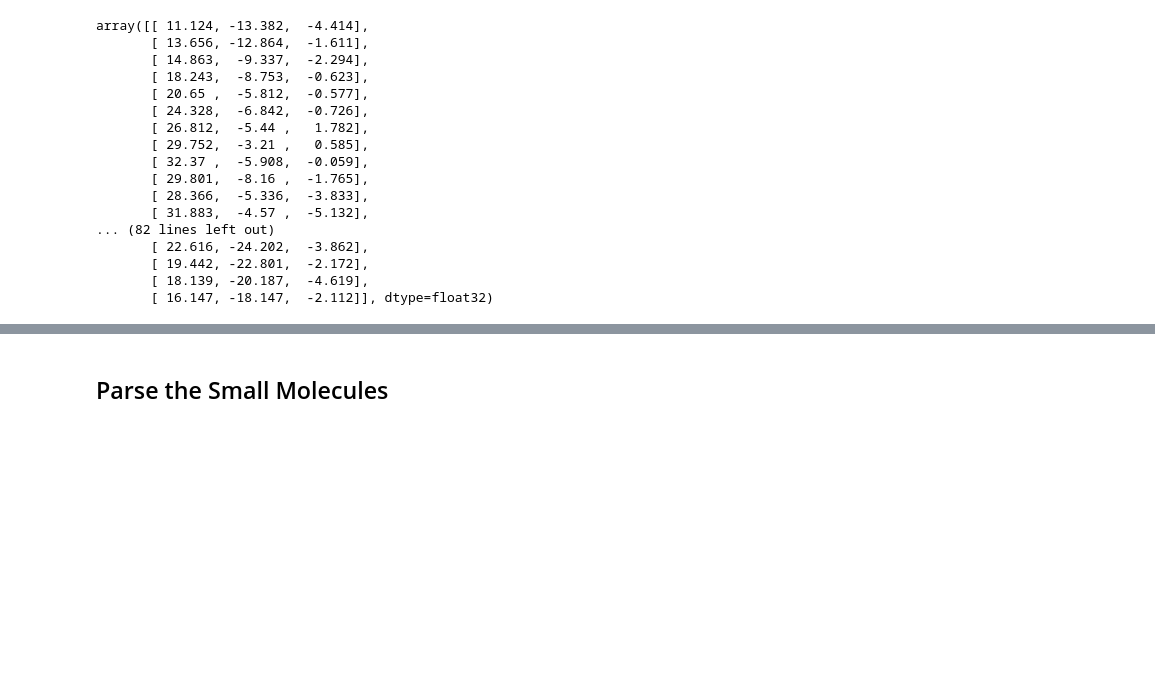
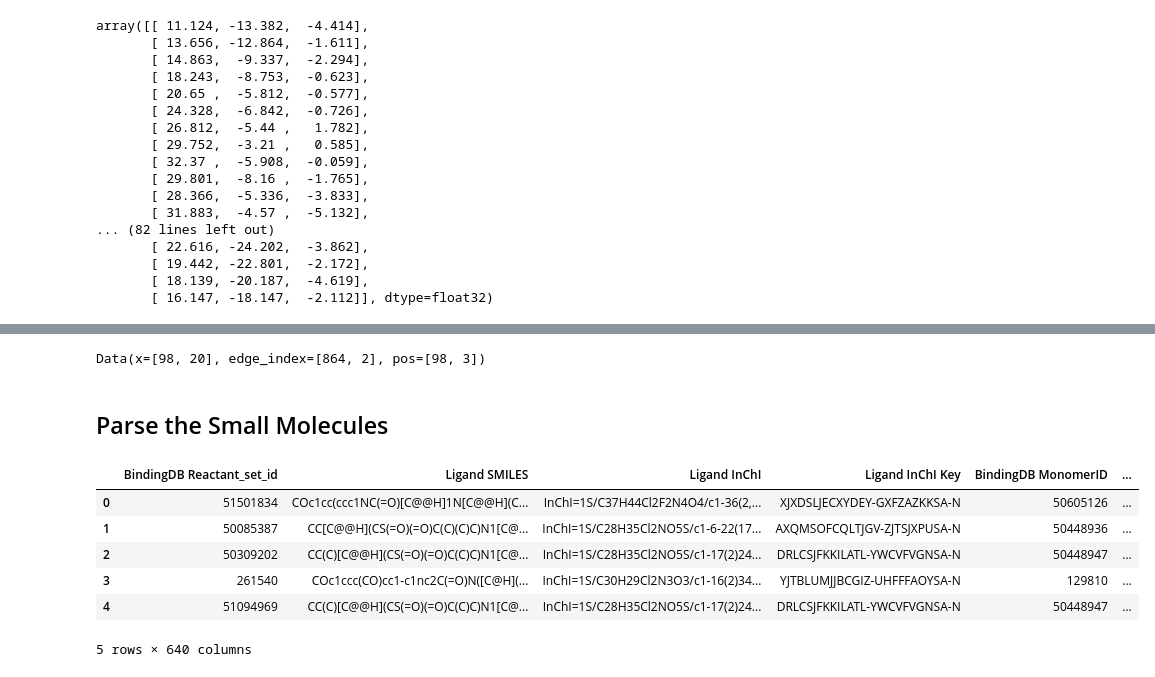
Before and after one commit to Djtrainer/cancer_research, a Jupyter notebook: notebooks/mdm2_breaker.ipynb, the cells around one changed output, grey strips where cells are left out. Saved outputs shown, nothing was run; the diff lists cells and outputs as text; code cells hidden in the pictures; blank space fills up the shorter version.

```diff
--- a/notebooks/mdm2_breaker.ipynb
+++ b/notebooks/mdm2_breaker.ipynb
@@ -173,5 +158,22 @@ def plot_beads(coords, title="MDM2 Alpha Carbons"):
 
 
 plot_beads(coords)
+# %%
+protein.get_graph()
+# %% [output]
+Data(x=[98, 20], edge_index=[864, 2], pos=[98, 3])
 # %% [markdown]
 ## Parse the Small Molecules
+# %%
+import pandas as pd
+
+df = pd.read_csv(mol_file, sep='\t', on_bad_lines='skip', low_memory=False)
+df.head()
+# %% [output]
+|  | BindingDB Reactant_set_id | Ligand SMILES | Ligand InChI | Ligand InChI Key | BindingDB MonomerID | ... |
+| 0 | 51501834 | COc1cc(ccc1NC(=O)[C@@H]1N[C@@H](C... | InChI=1S/C37H44Cl2F2N4O4/c1-36(2,... | XJXDSLJECXYDEY-GXFZAZKKSA-N | 50605126 | ... |
+| 1 | 50085387 | CC[C@@H](CS(=O)(=O)C(C)(C)C)N1[C@... | InChI=1S/C28H35Cl2NO5S/c1-6-22(17... | AXQMSOFCQLTJGV-ZJTSJXPUSA-N | 50448936 | ... |
+| 2 | 50309202 | CC(C)[C@@H](CS(=O)(=O)C(C)C)N1[C@... | InChI=1S/C28H35Cl2NO5S/c1-17(2)24... | DRLCSJFKKILATL-YWCVFVGNSA-N | 50448947 | ... |
+| 3 | 261540 | COc1ccc(CO)cc1-c1nc2C(=O)N([C@H](... | InChI=1S/C30H29Cl2N3O3/c1-16(2)34... | YJTBLUMJJBCGIZ-UHFFFAOYSA-N | 129810 | ... |
+| 4 | 51094969 | CC(C)[C@@H](CS(=O)(=O)C(C)C)N1[C@... | InChI=1S/C28H35Cl2NO5S/c1-17(2)24... | DRLCSJFKKILATL-YWCVFVGNSA-N | 50448947 | ... |
+5 rows × 640 columns
```
Also changed, not shown: parts of 10 cells of this notebook, 1 other file.
